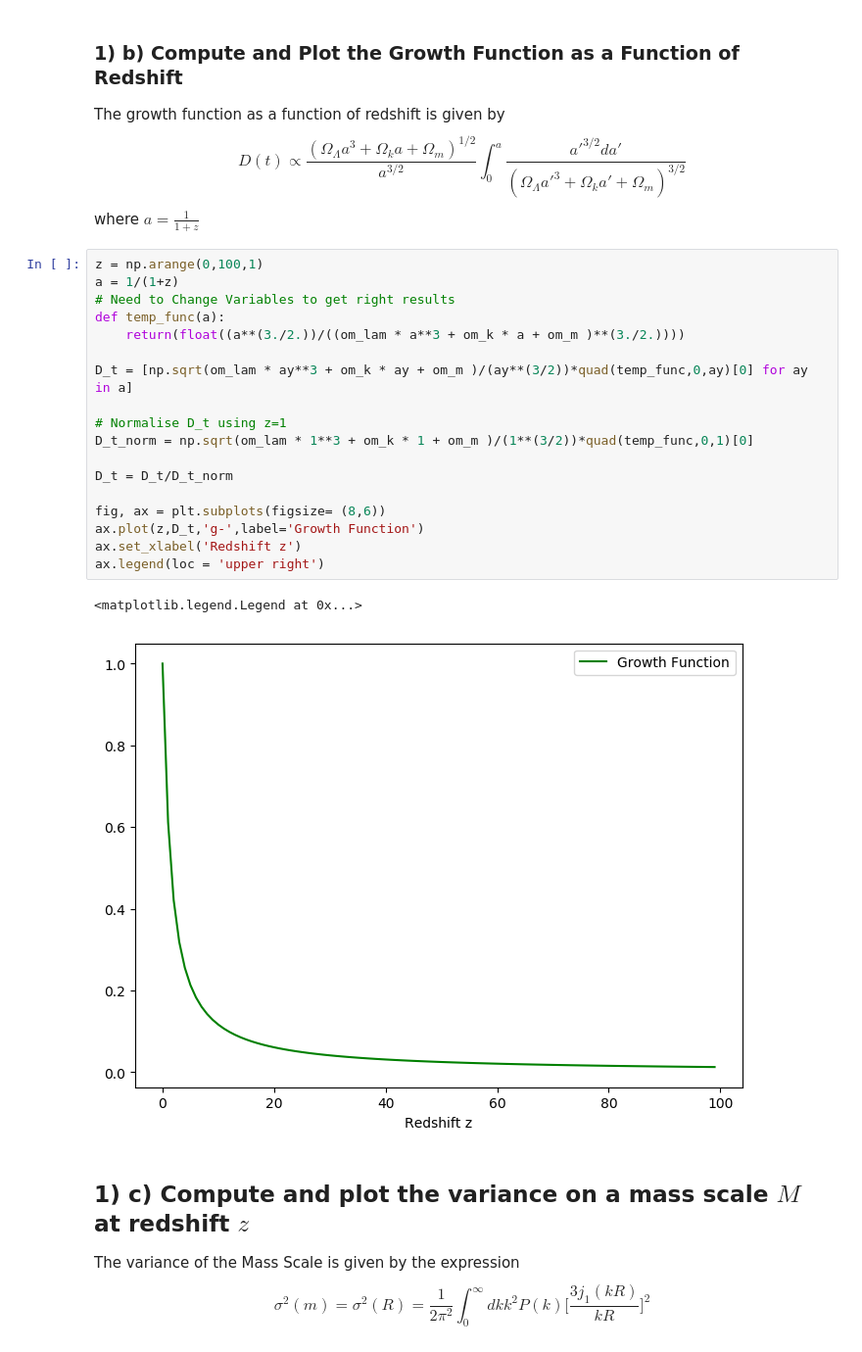
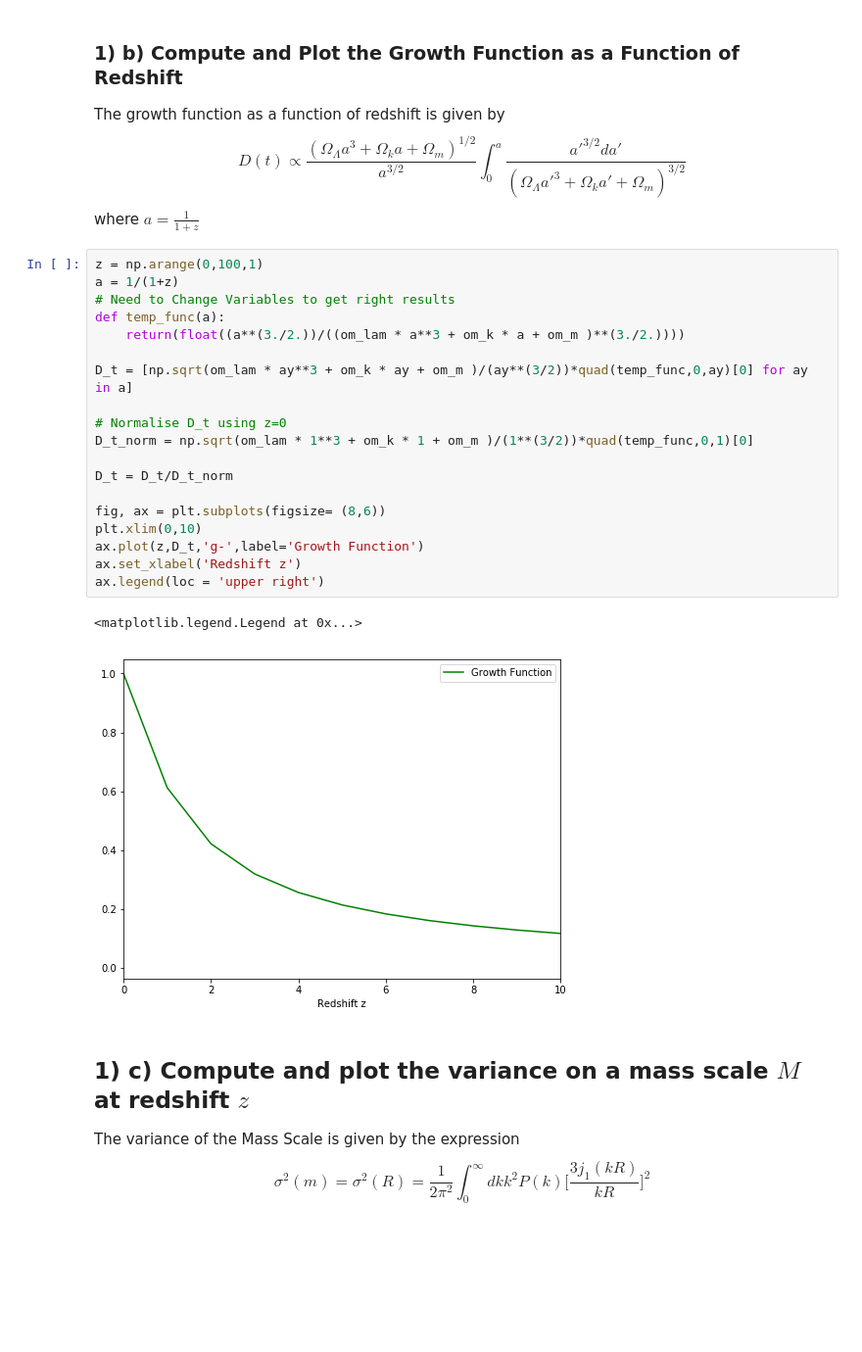
Before and after one commit to mdezylva/cosmology, a Jupyter notebook: Cosmology Assignment.ipynb, the cells around one changed output. Shown: that part at 98% size. Drawn from its saved outputs; the diff is of its cells as text; blank space fills up the shorter version.

```diff
--- a/Cosmology Assignment.ipynb
+++ b/Cosmology Assignment.ipynb
@@ -93,24 +94,25 @@ where $a = \frac{1}{1+z}$
 # %%
 z = np.arange(0,100,1)
 a = 1/(1+z)
 # Need to Change Variables to get right results
 def temp_func(a):
     return(float((a**(3./2.))/((om_lam * a**3 + om_k * a + om_m )**(3./2.))))
 
 D_t = [np.sqrt(om_lam * ay**3 + om_k * ay + om_m )/(ay**(3/2))*quad(temp_func,0,ay)[0] for ay in a]
 
-# Normalise D_t using z=1
+# Normalise D_t using z=0
 D_t_norm = np.sqrt(om_lam * 1**3 + om_k * 1 + om_m )/(1**(3/2))*quad(temp_func,0,1)[0]
 
 D_t = D_t/D_t_norm
 
 fig, ax = plt.subplots(figsize= (8,6))
+plt.xlim(0,10)
 ax.plot(z,D_t,'g-',label='Growth Function')
 ax.set_xlabel('Redshift z')
 ax.legend(loc = 'upper right')
 # %% [output]
 <matplotlib.legend.Legend at 0x...>
-[figure, old version]
+[figure, new version]
 # %% [markdown]
 ## 1) c) Compute and plot the variance on a mass scale $M$ at redshift $z$
 The variance of the Mass Scale is given by the expression
```
Also changed, not shown: parts of 8 cells of this notebook.
